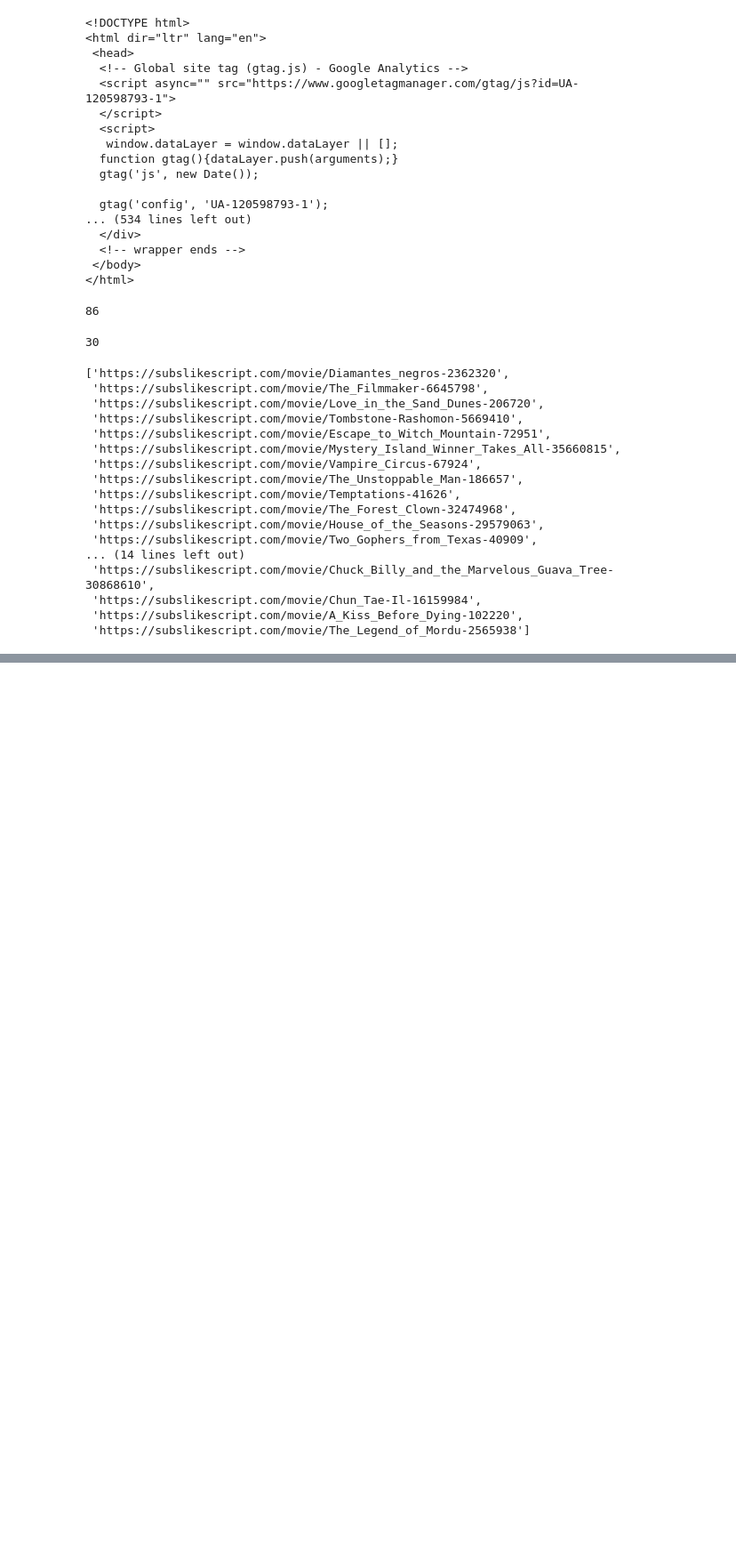
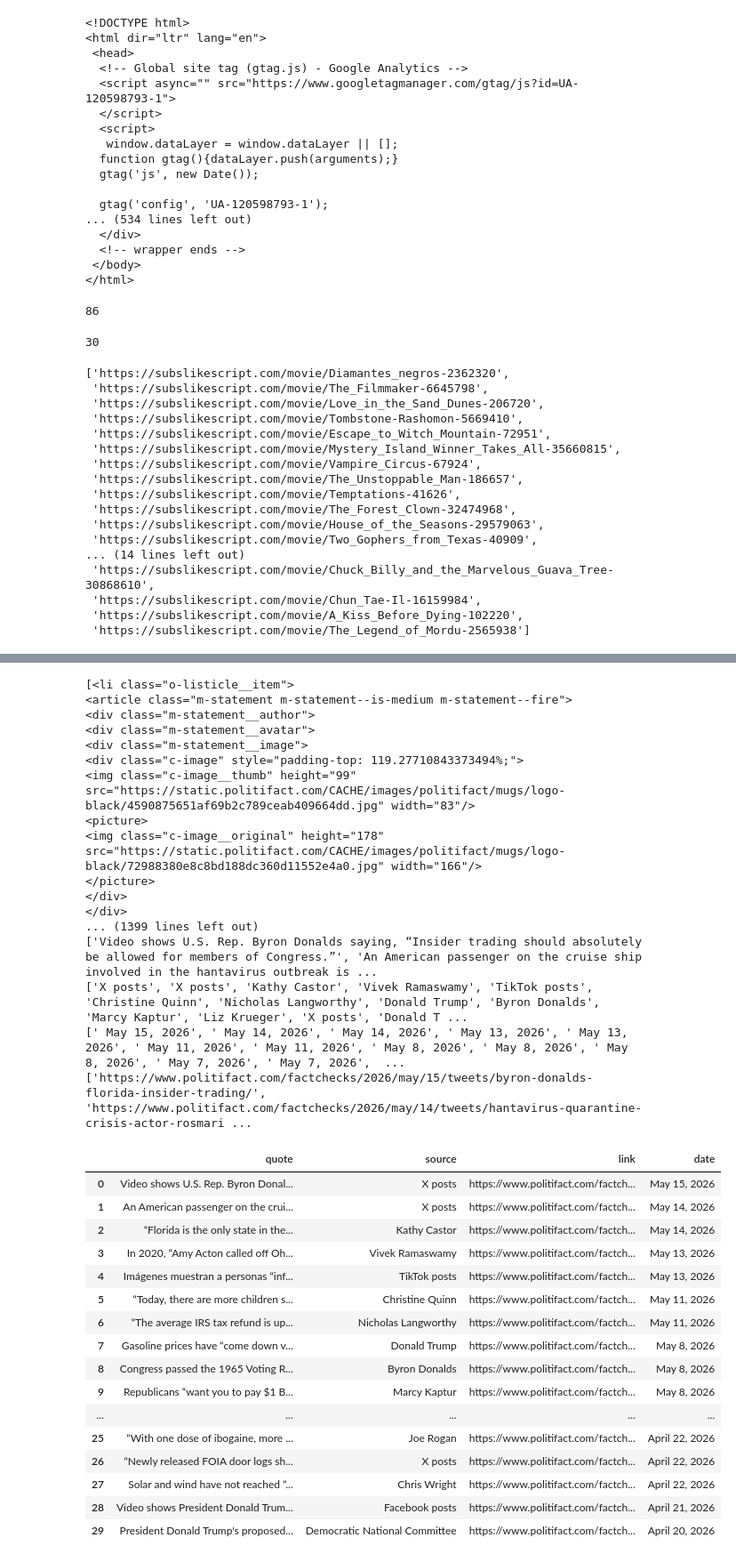
Before and after one commit to yatrikpatel02/Python-2, a Jupyter notebook: T3/lec1.ipynb, the cells around one changed output, grey strips where cells are left out. Shown at 89% size. Saved outputs shown, nothing was run; the diff lists cells and outputs as text; code cells hidden in the pictures; blank space fills up the shorter version.

```diff
--- a/T3/lec1.ipynb
+++ b/T3/lec1.ipynb
@@ -148,11 +148,3 @@ for i in links:
             file.write(script)
     except Exception as e:
         print(e)
-# %%
-import requests
-from bs4 import BeautifulSoup
-url="https://www.politifact.com/factchecks/"
-result=requests.get(url)
-content=result.text
-soup=BeautifulSoup(content,"html.parser")
-print(soup.prettify())
@@ -185,0 +174,60 @@ len(box.find_all('a',href=True))
+# %%
+facts = soup.find_all('li', class_='o-listicle__item')
+print(facts)
+quotes = []
+source = []
+date = []
+links =[]
+for i in facts :
+    quotes.append(i.find('div',class_='m-statement__quote').text.strip())
+    j= i.find('div',class_='m-statement__quote')
+    source.append(i.find('a',href =True)['title'])
+    date.append(i.find('footer',class_='m-statement__footer').text.strip().split('•')[1])
+    links.append('https://www.politifact.com'+j.find('a',href = True)['href'])
+print(quotes)
+print(source)
+print(date)
+print(links)
+import pandas as pd
+df = pd.DataFrame({
+    'quote':quotes,
+    'source':source,
+    'link':links,
+    'date':date
+})
+df
+# %% [output]
+[<li class="o-listicle__item">
+<article class="m-statement m-statement--is-medium m-statement--fire">
+<div class="m-statement__author">
+<div class="m-statement__avatar">
+<div class="m-statement__image">
+<div class="c-image" style="padding-top: 119.27710843373494%;">
+<img class="c-image__thumb" height="99" src="https://static.politifact.com/CACHE/images/politifact/mugs/logo-black/4590875651af69b2c789ceab409664dd.jpg" width="83"/>
+<picture>
+<img class="c-image__original" height="178" src="https://static.politifact.com/CACHE/images/politifact/mugs/logo-black/72988380e8c8bd188dc360d11552e4a0.jpg" width="166"/>
+</picture>
+</div>
+</div>
+... (1399 lines left out)
+['Video shows U.S. Rep. Byron Donalds saying, “Insider trading should absolutely be allowed for members of Congress.”', 'An American passenger on the cruise ship involved in the hantavirus outbreak is ...
+['X posts', 'X posts', 'Kathy Castor', 'Vivek Ramaswamy', 'TikTok posts', 'Christine Quinn', 'Nicholas Langworthy', 'Donald Trump', 'Byron Donalds', 'Marcy Kaptur', 'Liz Krueger', 'X posts', 'Donald T ...
+[' May 15, 2026', ' May 14, 2026', ' May 14, 2026', ' May 13, 2026', ' May 13, 2026', ' May 11, 2026', ' May 11, 2026', ' May 8, 2026', ' May 8, 2026', ' May 8, 2026', ' May 7, 2026', ' May 7, 2026',  ...
+['https://www.politifact.com/factchecks/2026/may/15/tweets/byron-donalds-florida-insider-trading/', 'https://www.politifact.com/factchecks/2026/may/14/tweets/hantavirus-quarantine-crisis-actor-rosmari ...
+|  | quote | source | link | date |
+| 0 | Video shows U.S. Rep. Byron Donal... | X posts | https://www.politifact.com/factch... | May 15, 2026 |
+| 1 | An American passenger on the crui... | X posts | https://www.politifact.com/factch... | May 14, 2026 |
+| 2 | “Florida is the only state in the... | Kathy Castor | https://www.politifact.com/factch... | May 14, 2026 |
+| 3 | In 2020, “Amy Acton called off Oh... | Vivek Ramaswamy | https://www.politifact.com/factch... | May 13, 2026 |
+| 4 | Imágenes muestran a personas “inf... | TikTok posts | https://www.politifact.com/factch... | May 13, 2026 |
+| 5 | “Today, there are more children s... | Christine Quinn | https://www.politifact.com/factch... | May 11, 2026 |
+| 6 | “The average IRS tax refund is up... | Nicholas Langworthy | https://www.politifact.com/factch... | May 11, 2026 |
+| 7 | Gasoline prices have “come down v... | Donald Trump | https://www.politifact.com/factch... | May 8, 2026 |
+| 8 | Congress passed the 1965 Voting R... | Byron Donalds | https://www.politifact.com/factch... | May 8, 2026 |
+| 9 | Republicans “want you to pay $1 B... | Marcy Kaptur | https://www.politifact.com/factch... | May 8, 2026 |
+| ... | ... | ... | ... | ... |
+| 25 | “With one dose of ibogaine, more ... | Joe Rogan | https://www.politifact.com/factch... | April 22, 2026 |
+| 26 | “Newly released FOIA door logs sh... | X posts | https://www.politifact.com/factch... | April 22, 2026 |
+| 27 | Solar and wind have not reached “... | Chris Wright | https://www.politifact.com/factch... | April 22, 2026 |
+| 28 | Video shows President Donald Trum... | Facebook posts | https://www.politifact.com/factch... | April 21, 2026 |
+| 29 | President Donald Trump's proposed... | Democratic National Committee | https://www.politifact.com/factch... | April 20, 2026 |
```
Also changed, not shown: parts of 5 cells of this notebook, 1 other file.
